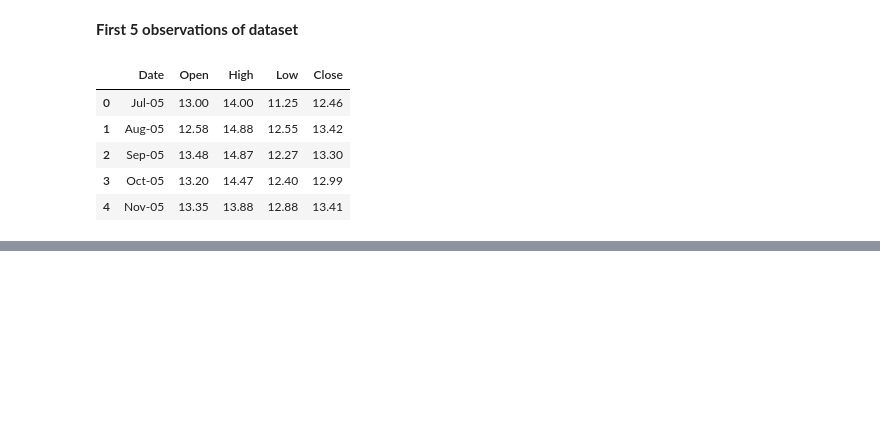
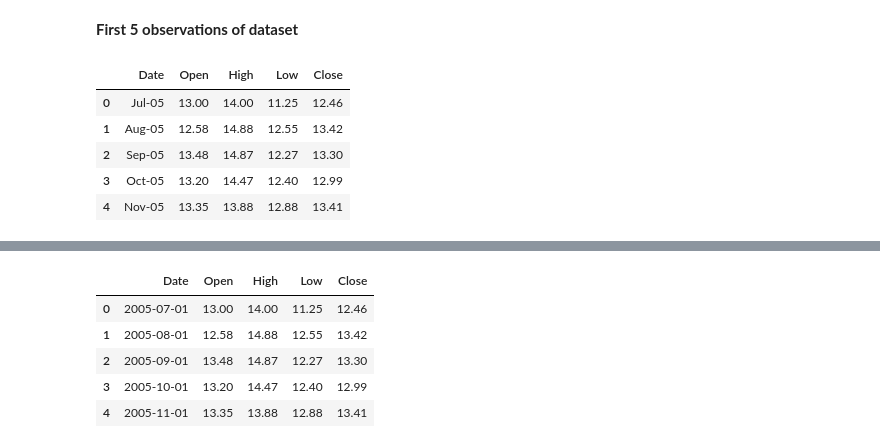
Before and after one commit to sneraikar/Yes-Bank-Stock-prediction, a Jupyter notebook: Yes_Bank_Stock_closing_Price_Prediction(Regression).ipynb, the cells around one changed output, grey strips where cells are left out. Cells and saved outputs as stored; diff of their text form; code cells hidden in the pictures; blank space fills up the shorter version.

```diff
--- a/Yes_Bank_Stock_closing_Price_Prediction(Regression).ipynb
+++ b/Yes_Bank_Stock_closing_Price_Prediction(Regression).ipynb
@@ -91,0 +148,11 @@ df.describe()
+# %%
+#use datetime to convert from 'object' dtype to 'datetime64' dtype
+df["Date"]=pd.to_datetime(df["Date"],format='%b-%y')
+df.head()
+# %% [output]
+|  | Date | Open | High | Low | Close |
+| 0 | 2005-07-01 | 13.00 | 14.00 | 11.25 | 12.46 |
+| 1 | 2005-08-01 | 12.58 | 14.88 | 12.55 | 13.42 |
+| 2 | 2005-09-01 | 13.48 | 14.87 | 12.27 | 13.30 |
+| 3 | 2005-10-01 | 13.20 | 14.47 | 12.40 | 12.99 |
+| 4 | 2005-11-01 | 13.35 | 13.88 | 12.88 | 13.41 |
```
Also changed, not shown: parts of 23 cells of this notebook.
